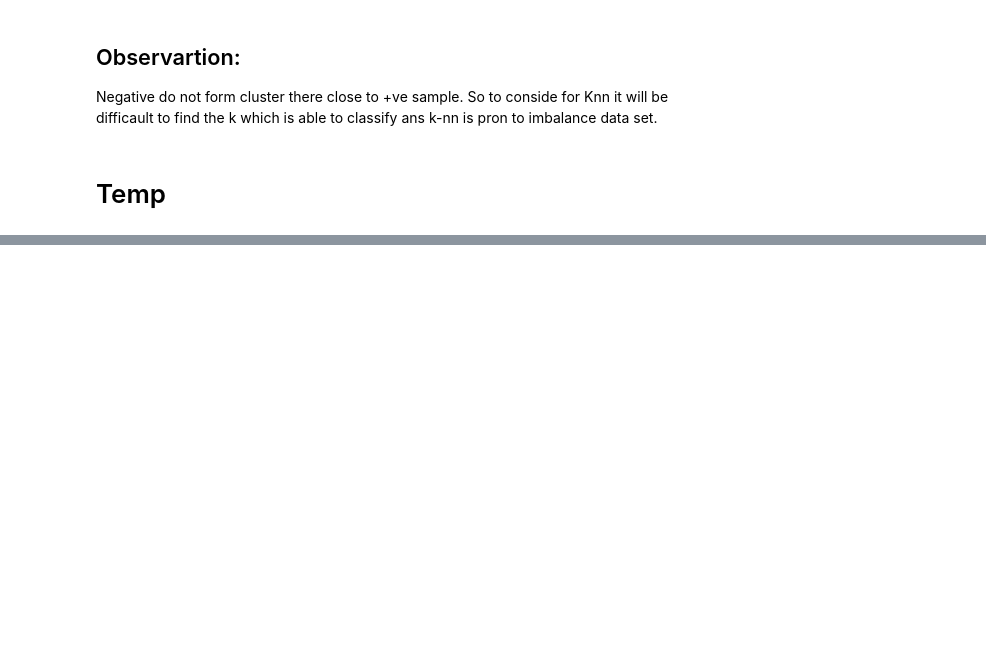
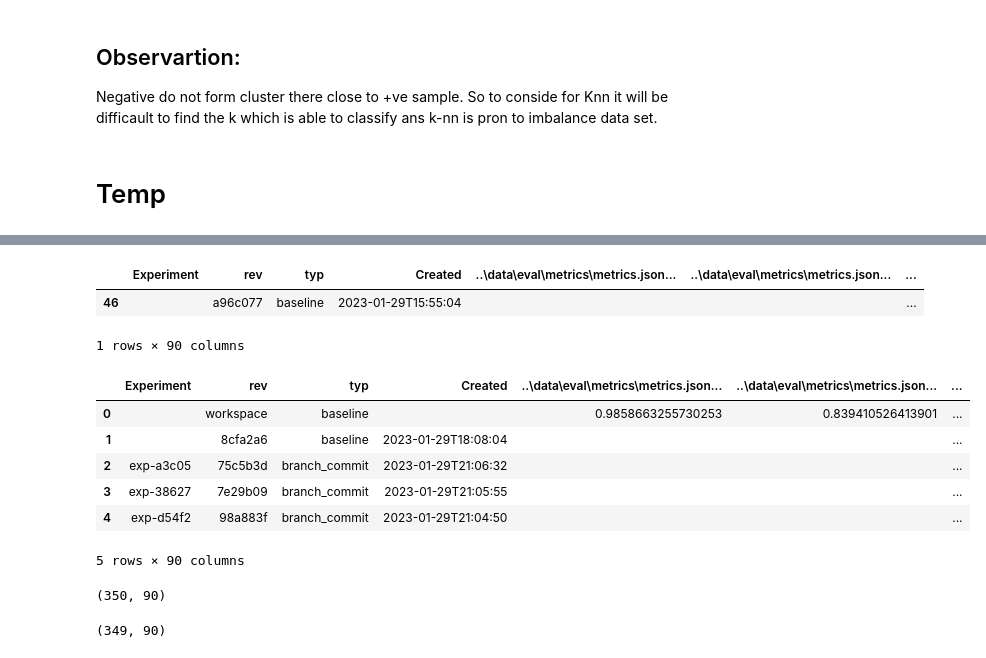
Before and after one commit to SmithaUpadhyaya/employee_access_resource_classifier, a Jupyter notebook: notebooks/training.ipynb, the cells around one changed output, grey strips where cells are left out. Drawn from its saved outputs; the diff is of its cells as text; code cells hidden in the pictures; blank space fills up the shorter version.

Commit message:
Change in notebook for eval of models

```diff
--- a/notebooks/training.ipynb
+++ b/notebooks/training.ipynb
@@ -161,3 +161,9 @@ lr_cv = LogisticRegressionCV(Cs=7,
                             cv = 5)
 
 lr_cv.fit(X, Y)
+# %%
+import subprocess
+
+## call date command ##
+p = subprocess.Popen("dvc exp show -A --csv", stdout = subprocess.PIPE, shell = True)
+(output, err) = p.communicate()
@@ -163,0 +172,29 @@ lr_cv.fit(X, Y)
+# %%
+import csv
+
+with open('Example.csv', 'w', encoding='UTF8', newline='') as file:
+
+    writer = csv.writer(file)
+
+    header = []
+    data = []
+    for i, line in enumerate(output.splitlines()):
+
+        line = line.decode('ASCII') #Output return is  “byte string“. Note: ‘b‘ character before a string is used to specify the string as a “byte string“
+
+        if len(line) == 0:
+            continue
+
+        if len(header) == 0:
+            for word in line.split(','):
+                header.append(word)
+
+        else:
+            row = []
+            for word in line.split(','):
+                row.append(word)
+
+            data.append(row)
+
+    writer.writerow(header)
+    writer.writerow(data)
@@ -163,0 +205,5 @@ lr_cv.fit(X, Y)
+# %%
+f = pd.DataFrame(data)
+f.drop(range(146,198,1), axis = 1, inplace = True)
+f.columns = header
+f.shape
@@ -163,0 +296,27 @@ lr_cv.fit(X, Y)
+# %%
+f.drop(f[f.Created=='!'].index, axis =0 , inplace = True)
+f.drop(f[f['..\data\eval\metrics\metrics.json:pr_auc_score']=='!'].index, axis =0 , inplace = True)
+# %%
+f[f['model.extra_decision_tree.random_forest.hyper_params.class_weight']!=""]
+# %% [output]
+|  | Experiment | rev | typ | Created | ..\data\eval\metrics\metrics.json... | ..\data\eval\metrics\metrics.json... | ... |
+| 46 |  | a96c077 | baseline | 2023-01-29T15:55:04 |  |  | ... |
+1 rows × 90 columns
+# %%
+f.head()
+# %% [output]
+|  | Experiment | rev | typ | Created | ..\data\eval\metrics\metrics.json... | ..\data\eval\metrics\metrics.json... | ... |
+| 0 |  | workspace | baseline |  | 0.9858663255730253 | 0.839410526413901 | ... |
+| 1 |  | 8cfa2a6 | baseline | 2023-01-29T18:08:04 |  |  | ... |
+| 2 | exp-a3c05 | 75c5b3d | branch_commit | 2023-01-29T21:06:32 |  |  | ... |
+| 3 | exp-38627 | 7e29b09 | branch_commit | 2023-01-29T21:05:55 |  |  | ... |
+| 4 | exp-d54f2 | 98a883f | branch_commit | 2023-01-29T21:04:50 |  |  | ... |
+5 rows × 90 columns
+# %%
+f.shape
+# %% [output]
+(350, 90)
+# %%
+f[f['model.extra_decision_tree.random_forest.hyper_params.max_samples']==""].shape
+# %% [output]
+(349, 90)
```
Also changed, not shown: parts of 26 cells of this notebook, 5 other files.
